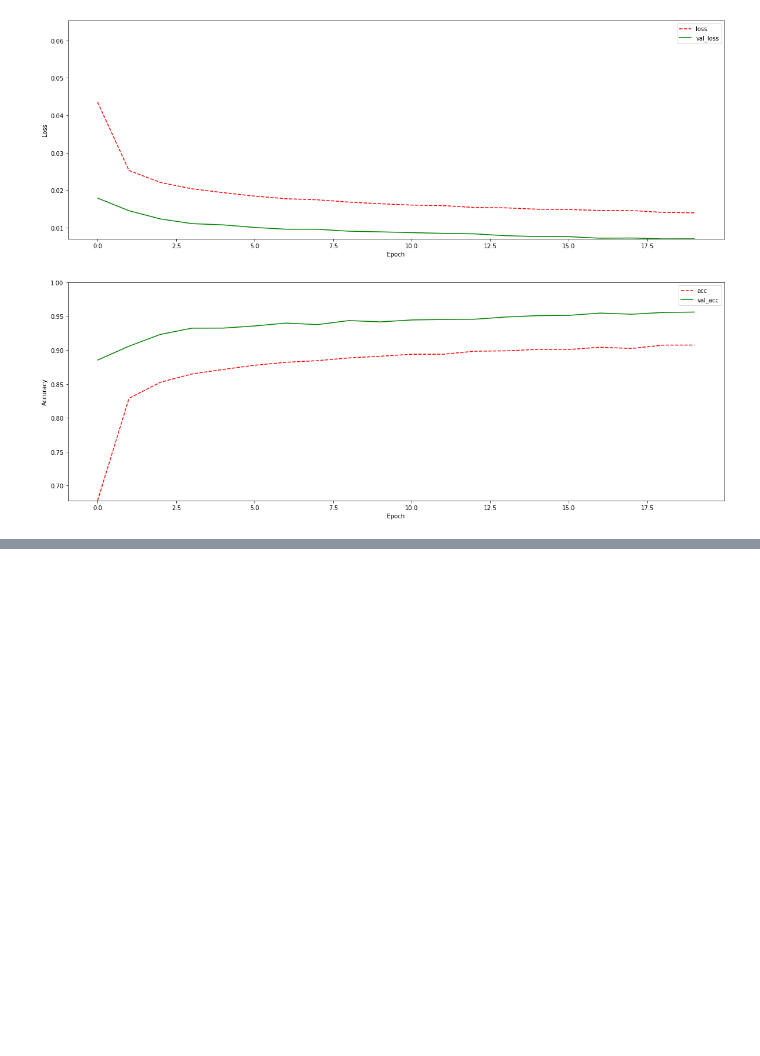
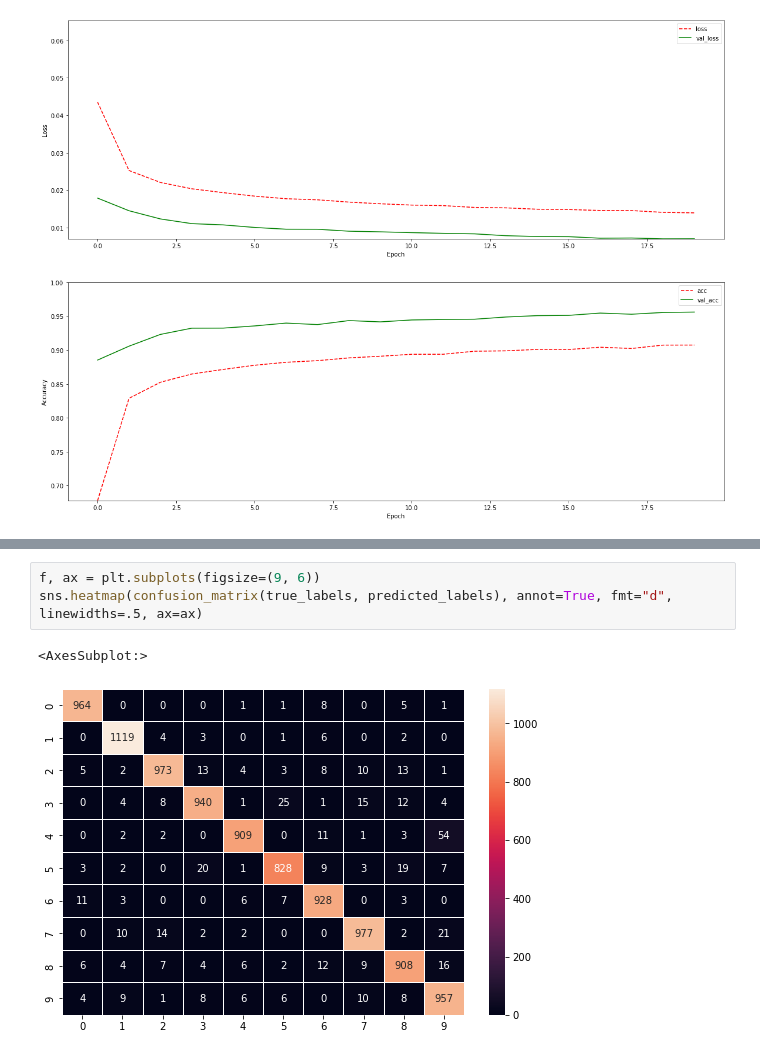
Before and after one commit to Lamantin12/ComputerGraphics, a Jupyter notebook: Mnist model conv2d (lab4).ipynb, the cells around one changed output, grey strips where cells are left out. Saved outputs shown, nothing was run; the diff lists cells and outputs as text; blank space fills up the shorter version.

Commit message:
learned what is confusion_matrix, added it to my lab

```diff
--- a/Mnist model conv2d (lab4).ipynb
+++ b/Mnist model conv2d (lab4).ipynb
@@ -158,3 +160,9 @@ print(classification_report(true_labels, predicted_labels))
     accuracy                           0.95     10000
    macro avg       0.95      0.95      0.95     10000
 weighted avg       0.95      0.95      0.95     10000
+# %%
+f, ax = plt.subplots(figsize=(9, 6))
+sns.heatmap(confusion_matrix(true_labels, predicted_labels), annot=True, fmt="d", linewidths=.5, ax=ax)
+# %% [output]
+<AxesSubplot:>
+[figure, added]
```
Also changed, not shown: parts of 2 cells of this notebook.
